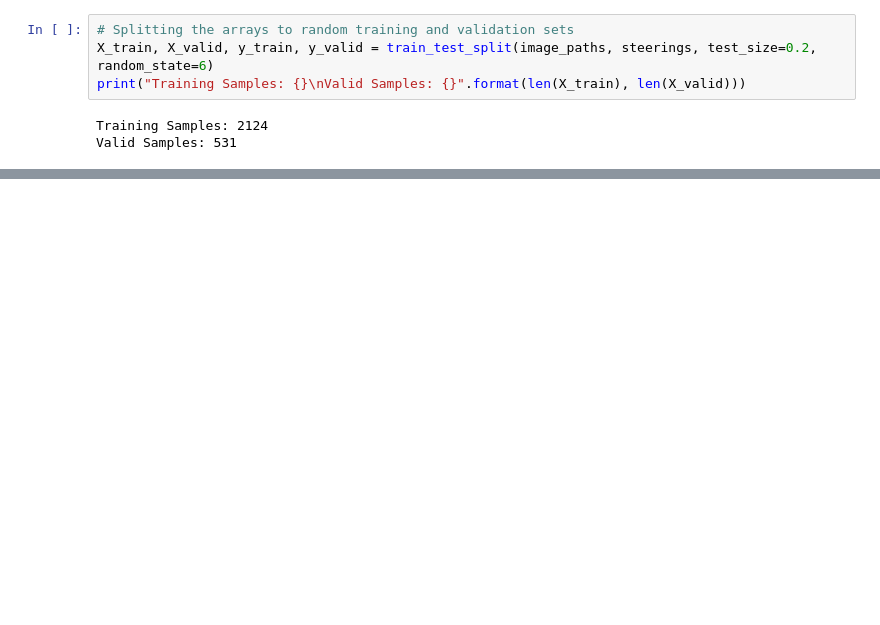
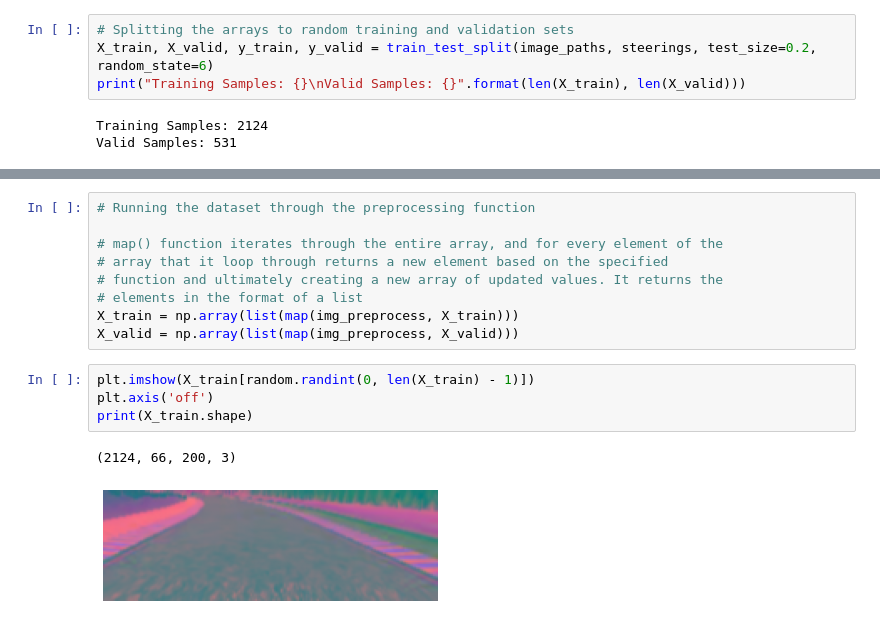
Before and after one commit to hpt1988/Applied-Deep-Learning_The-Complete-Self-Driving-Car-Course, a Jupyter notebook: behavioural_cloning/behavioural_cloning.ipynb, the cells around one changed output, grey strips where cells are left out. Cells and saved outputs as stored; diff of their text form; blank space fills up the shorter version.

```diff
--- a/behavioural_cloning/behavioural_cloning.ipynb
+++ b/behavioural_cloning/behavioural_cloning.ipynb
@@ -151,0 +201,16 @@ Text(0.5, 1.0, 'Validation set')
+# %%
+# Running the dataset through the preprocessing function
+
+# map() function iterates through the entire array, and for every element of the
+# array that it loop through returns a new element based on the specified
+# function and ultimately creating a new array of updated values. It returns the
+# elements in the format of a list
+X_train = np.array(list(map(img_preprocess, X_train)))
+X_valid = np.array(list(map(img_preprocess, X_valid)))
+# %%
+plt.imshow(X_train[random.randint(0, len(X_train) - 1)])
+plt.axis('off')
+print(X_train.shape)
+# %% [output]
+(2124, 66, 200, 3)
+[figure, added]
```
Also changed, not shown: parts of 6 cells of this notebook.
